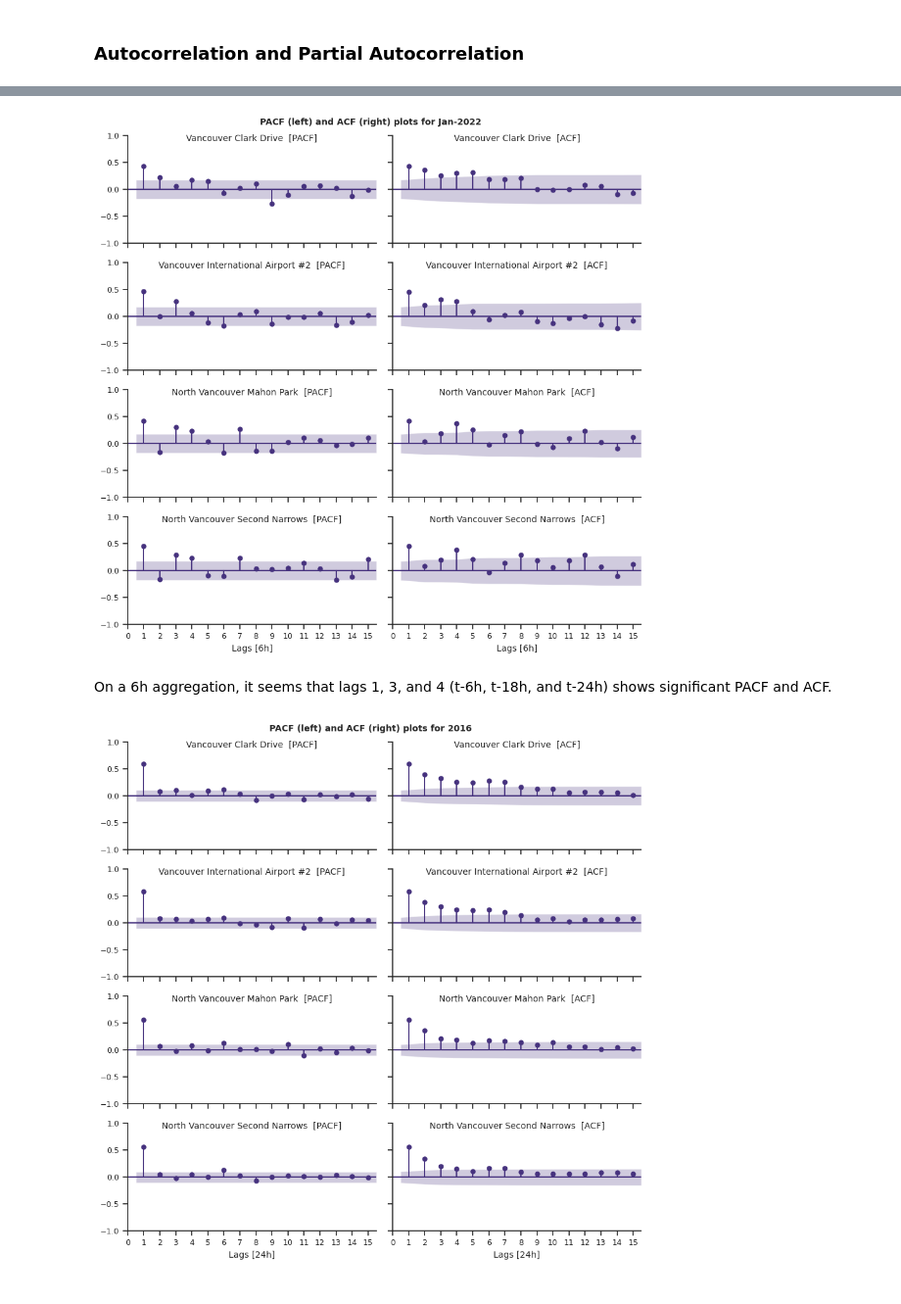
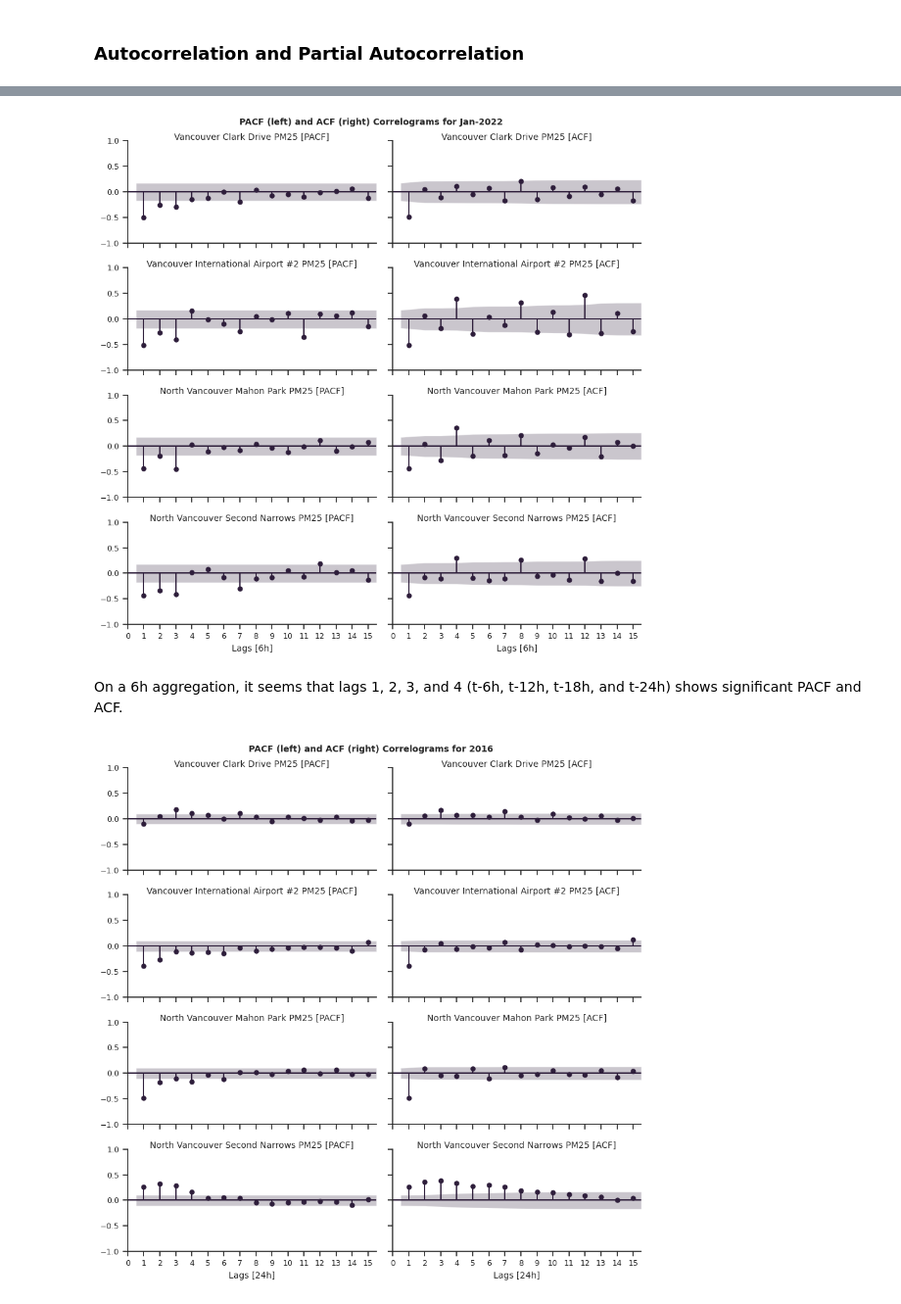
Before and after one commit to erich-hs/Air-We-Breathe, a Jupyter notebook: awb_EDA.ipynb, the cells around one changed output, grey strips where cells are left out. Shown at 98% size. Drawn from its saved outputs; the diff is of its cells as text; code cells hidden in the pictures.

```diff
--- a/awb_EDA.ipynb
+++ b/awb_EDA.ipynb
@@ -503,0 +512,11 @@ plt.show()
+# %%
+# First-order differenting example
+master_df_diff1 = master_df.iloc[:, :4].diff()
+
+plot_sequence(master_df_diff1,
+              value="Vancouver_International_Airport_#2_PM25",
+              start=datetime(2016, 1, 1),
+              end=datetime(2016, 2, 1),
+              plot_title="Vancouver International Airport PM 2.5 | First-order Differenting",
+              figsize=(15,3),
+              fill=False)
@@ -523,27 +557,27 @@ plot_multiple_pacf(master_df_agg,
 # %%
-# PACF for January 2022
-plot_multiple_pacf(master_df_agg,
-                   master_df_agg.columns[:4],
+# Correlograms for January 2022
+plot_multiple_pacf(master_df_dff1_agg,
+                   master_df_dff1_agg.columns,
                    start=datetime(2022, 1, 1),
                    end=datetime(2022, 2, 1),
-                   plot_title="PACF (left) and ACF (right) plots for Jan-2022",
+                   plot_title="PACF (left) and ACF (right) Correlograms for Jan-2022",
                    x_label="Lags [6h]")
 # %% [output]
-[figure, old version]
+[figure, new version]
 # %% [markdown]
-On a 6h aggregation, it seems that lags 1, 3, and 4 (t-6h, t-18h, and t-24h) shows significant PACF and ACF.
+On a 6h aggregation, it seems that lags 1, 2, 3, and 4 (t-6h, t-12h, t-18h, and t-24h) shows significant PACF and ACF.
 # %%
-# PACF for 2016
-# Aggregation and Forward Fill
+# Correlograms for 2016
+# 24h Aggregation and Forward Fill
 agg_rule = "24H"
-master_df_agg = master_df.resample(agg_rule).mean(numeric_only=True).interpolate()
+master_df_dff1_agg = master_df_diff1.resample(agg_rule).mean(numeric_only=True).interpolate()
 
-plot_multiple_pacf(master_df_agg,
-                   master_df_agg.columns[:4],
+plot_multiple_pacf(master_df_dff1_agg,
+                   master_df_dff1_agg.columns,
                    start=datetime(2016, 1, 1),
                    end=datetime(2017, 1, 1),
-                   plot_title="PACF (left) and ACF (right) plots for 2016",
+                   plot_title="PACF (left) and ACF (right) Correlograms for 2016",
                    x_label="Lags [24h]")
 # %% [output]
-[figure, old version]
+[figure, new version]
 # %%
```
Also changed, not shown: parts of 22 cells of this notebook, 4 other files.
